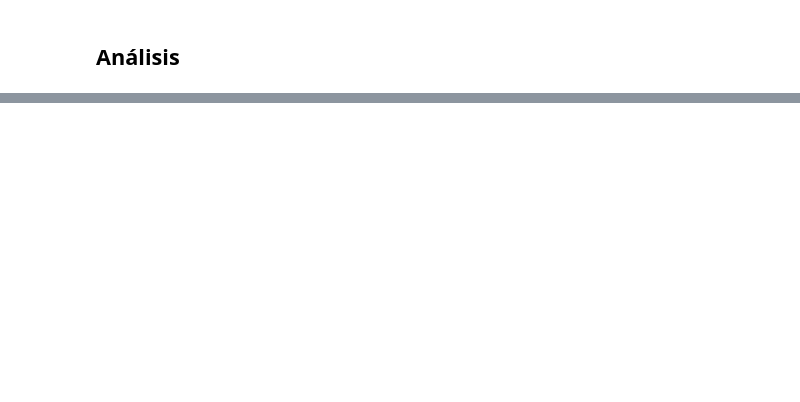
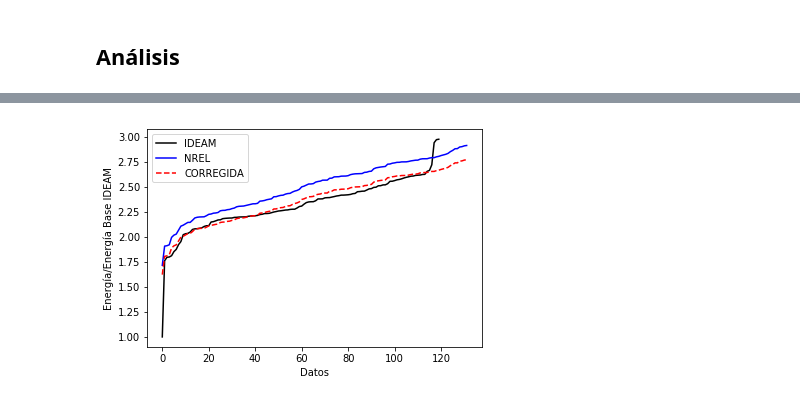
Before and after one commit to nvalencia/-Herramientas-Computacionales-IMEC3602, a Jupyter notebook: Taller_1/201425625_Taller1.ipynb, the cells around one changed output, grey strips where cells are left out. Saved outputs shown, nothing was run; the diff lists cells and outputs as text; code cells hidden in the pictures; blank space fills up the shorter version.

```diff
--- a/Taller_1/201425625_Taller1.ipynb
+++ b/Taller_1/201425625_Taller1.ipynb
@@ -318,0 +432,4 @@ Medellin | 2010 | 3-12  | 11% | 5%   | 0.5   | NO
+# %%
+grafica3(terra3,sat3,corregida3,ciudad3,det)
+# %% [output]
+[figure, added]
```
Also changed, not shown: parts of 52 cells of this notebook, 17 other files.
